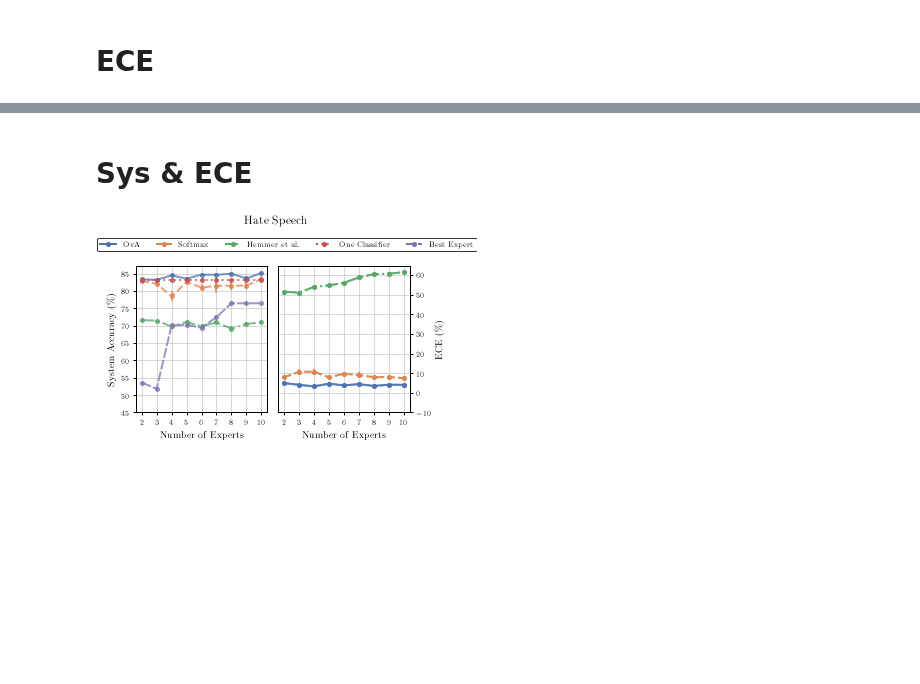
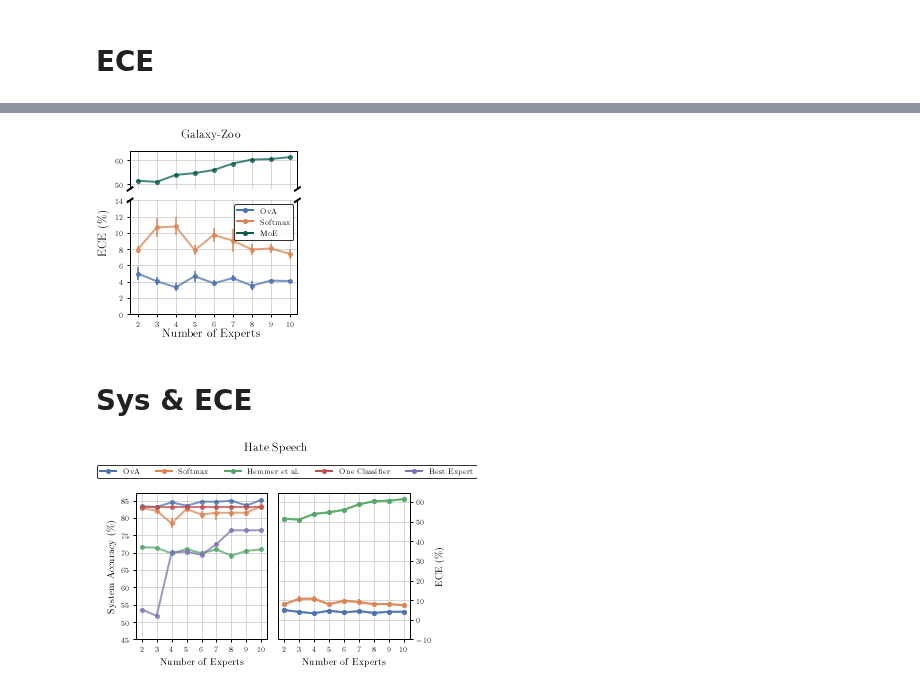
Before and after one commit to rajevv/Multi_L2D, a Jupyter notebook: Galaxy-Zoo/GalaxyZooRebuttal.ipynb, the cells around one changed output, grey strips where cells are left out. Drawn from its saved outputs; the diff is of its cells as text; code cells hidden in the pictures; blank space fills up the shorter version.

```diff
--- a/Galaxy-Zoo/GalaxyZooRebuttal.ipynb
+++ b/Galaxy-Zoo/GalaxyZooRebuttal.ipynb
@@ -265,3 +266,86 @@ fig.savefig("galaxy_zoo_ece.pdf")
+# %%
+exp_list = np.arange(2, 11)
+
+
+fig, (ax1, ax2) = plt.subplots(2, 1, figsize=(3,3), layout="constrained",
+                               sharex=True, gridspec_kw={'height_ratios': [1,3]})
+fig.subplots_adjust(hspace=0.15)  # adjust space between axes
+
+# ===============================================================================================================
+# OvA
+ax1.errorbar(exp_list, ova_ece_mean, yerr=ova_ece_std,
+                alpha=0.75, label="OvA", **ova_args)
+ax2.errorbar(exp_list, ova_ece_mean, yerr=ova_ece_std,
+                alpha=0.75, label="OvA", **ova_args)
+
+# Softmax
+ax1.errorbar(exp_list, softmax_ece_mean, yerr=softmax_ece_std,
+                alpha=0.75, label="Softmax", **softmax_args)
+# Softmax
+ax2.errorbar(exp_list, softmax_ece_mean, yerr=softmax_ece_std,
+                alpha=0.75, label="Softmax", **softmax_args)
+
+# Hemmer
+ax1.errorbar(exp_list, hemmer_ece_mean, yerr=hemmer_ece_std,
+                alpha=0.75, label="Softmax", **hemmer_args_trained)
+ax2.errorbar(exp_list, hemmer_ece_mean, yerr=hemmer_ece_std,
+                alpha=0.75, label="Softmax", **hemmer_args_trained)
+
+
+
+# === ax1 lim ===
+ax1.set_ylim(48, 64)
+# === ax2 lim ===
+ax2.set_ylim(0, 14)
+ax2.set_xticks(exp_list)
+# ax2.set_xlabel(r"Number of Experts")
+
+# === remove the bottom border from the top plot and the upper border from the bottom plot ===
+ax1.spines['bottom'].set_visible(False)
+ax1.spines['bottom'].set_visible(False)
+
+# === ax1.spines['right'].set_visible(False)
+ax2.spines['top'].set_visible(False)
+# ax2.spines['right'].set_visible(False)
+ax1.xaxis.tick_top()
+ax1.tick_params(labeltop=False)  # don't put tick labels at the top
+ax2.xaxis.tick_bottom()
+
+# === show only top x-axis tick marks on the top plot ===
+ax1.tick_params(
+    axis='x',          # changes apply to the x-axis
+    which='both',      # both major and minor ticks are affected
+    bottom=False,      # ticks along the bottom edge are off
+    top=False,         # ticks along the top edge are off
+    labelbottom=False) # labels along the bottom edge are off
+
+addBreakClips(ax1,ax2, ax_ratio=3)
+
+
+
+# === Grid ===
+ax1.grid()
+ax2.grid()
+
+# === Legend ===
+ova_leg = mlines.Line2D([], [], label='OvA', **ova_args)
+softmax_leg = mlines.Line2D([], [], label='Softmax', **softmax_args)
+hemmer_leg = mlines.Line2D([], [], label='MoE', **hemmer_args_trained)
+legend_list = [ova_leg, softmax_leg, hemmer_leg]
+
+
+plt.legend(handles=legend_list, loc='best', ncol=1, fancybox=True)
+
+# Set common y labels
+fig.supxlabel(r"Number of Experts")
+fig.supylabel(r"ECE $(\%)$", ha="center", va="center",  x=0, y=0.5)
+# === Save ===
+fig.suptitle("Galaxy-Zoo")
+
+# fig.tight_layout()
+fig.savefig("galaxy_zoo_ece.pdf")
+# %% [output]
+[figure, added]
 # %% [markdown]
 # Sys & ECE
 # %%
```
Also changed, not shown: parts of 3 cells of this notebook, 4 other files.
